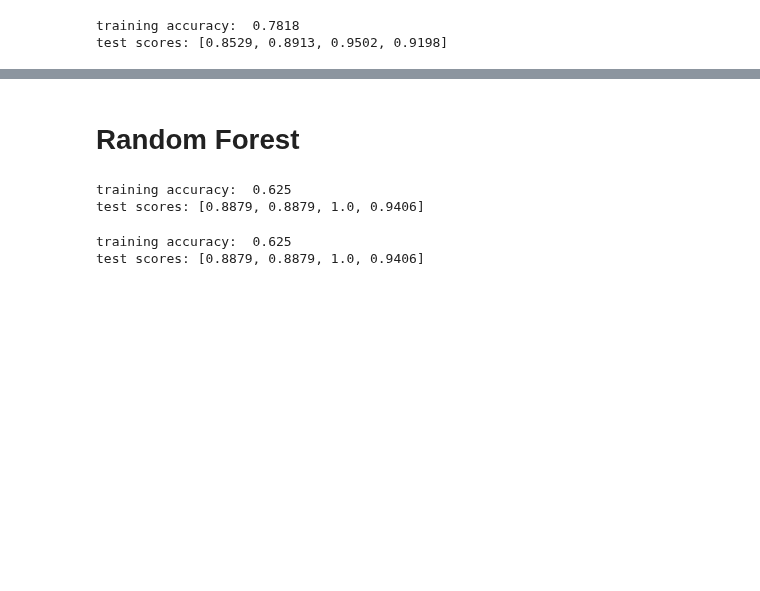
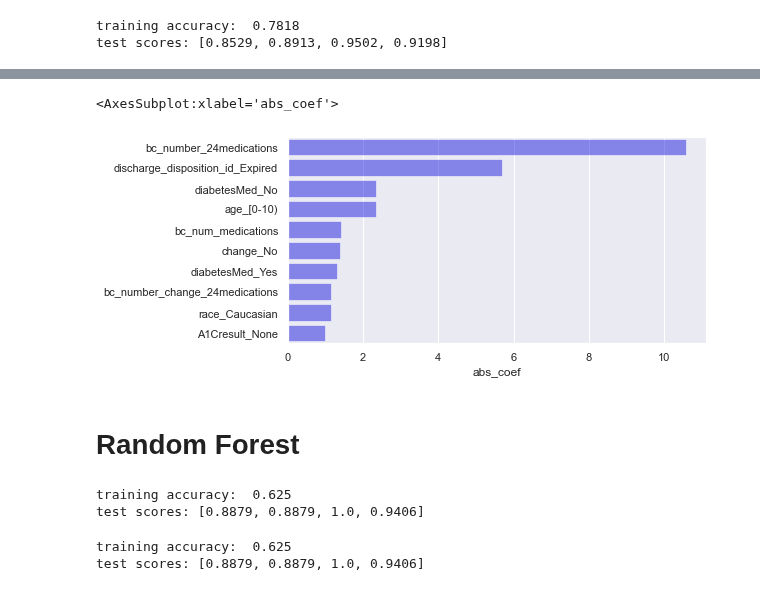
Before and after one commit to Rab6it/COMP5703_code, a Jupyter notebook: project.ipynb, the cells around one changed output, grey strips where cells are left out. Saved outputs shown, nothing was run; the diff lists cells and outputs as text; code cells hidden in the pictures; blank space fills up the shorter version.

```diff
--- a/project.ipynb
+++ b/project.ipynb
@@ -917,6 +911,16 @@ lr_acc = [lr_3_scores[0],lr_4_scores[0],lr_pca_scores[0]]
 lr_pre = [lr_3_scores[1],lr_4_scores[1],lr_pca_scores[1]]
 lr_rec = [lr_3_scores[2],lr_4_scores[2],lr_pca_scores[2]]
 lr_f1 = [lr_3_scores[3],lr_4_scores[3],lr_pca_scores[3]]
+# %%
+clf = LogisticRegression(random_state=41,penalty='l1',solver='saga').fit(X_train_3, SMOTE_y)
+# %%
+coef = pd.DataFrame(clf.coef_.T,index = X_train_2.columns, columns=['coef'])
+coef['abs_coef'] = np.abs(coef['coef'])
+sns.barplot(x=coef.sort_values('abs_coef',ascending=False)['abs_coef'][:10],
+           y = coef.sort_values('abs_coef',ascending=False)['abs_coef'][:10].index,color='Blue',alpha = 0.5)
+# %% [output]
+<AxesSubplot:xlabel='abs_coef'>
+[figure, added]
 # %% [markdown]
 # Random Forest
 # %%
```
Also changed, not shown: parts of 53 cells of this notebook.
